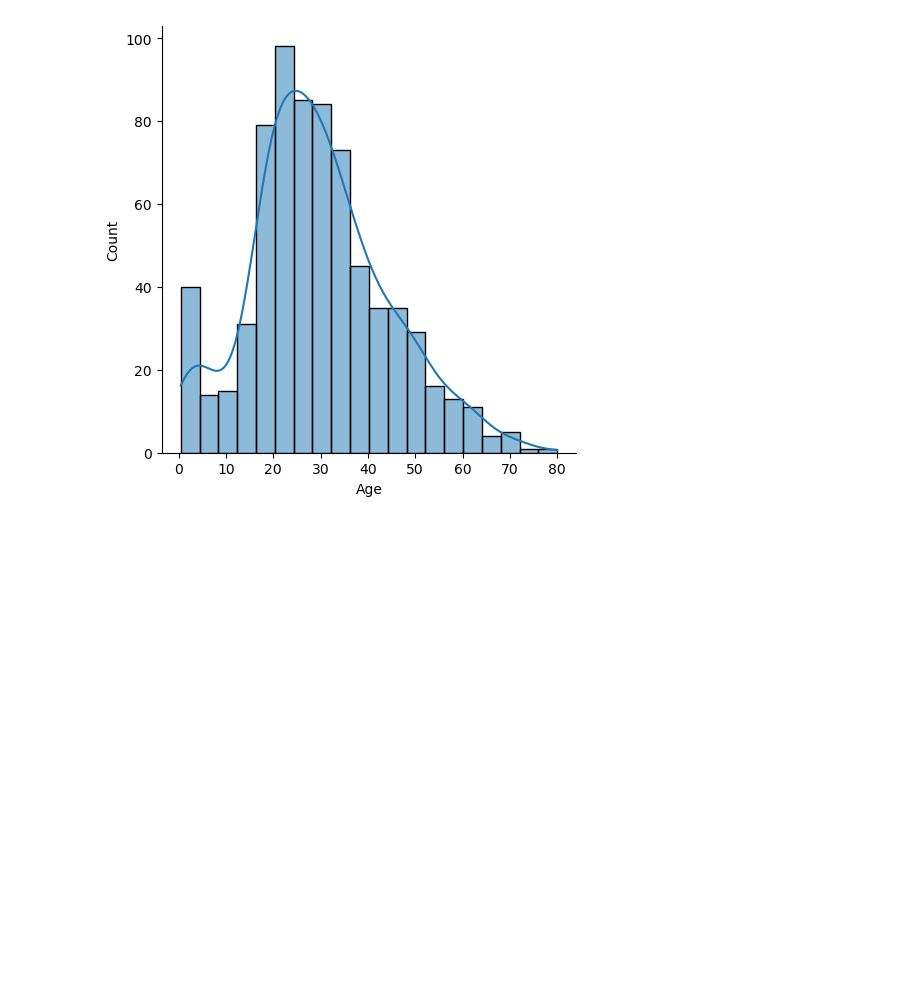
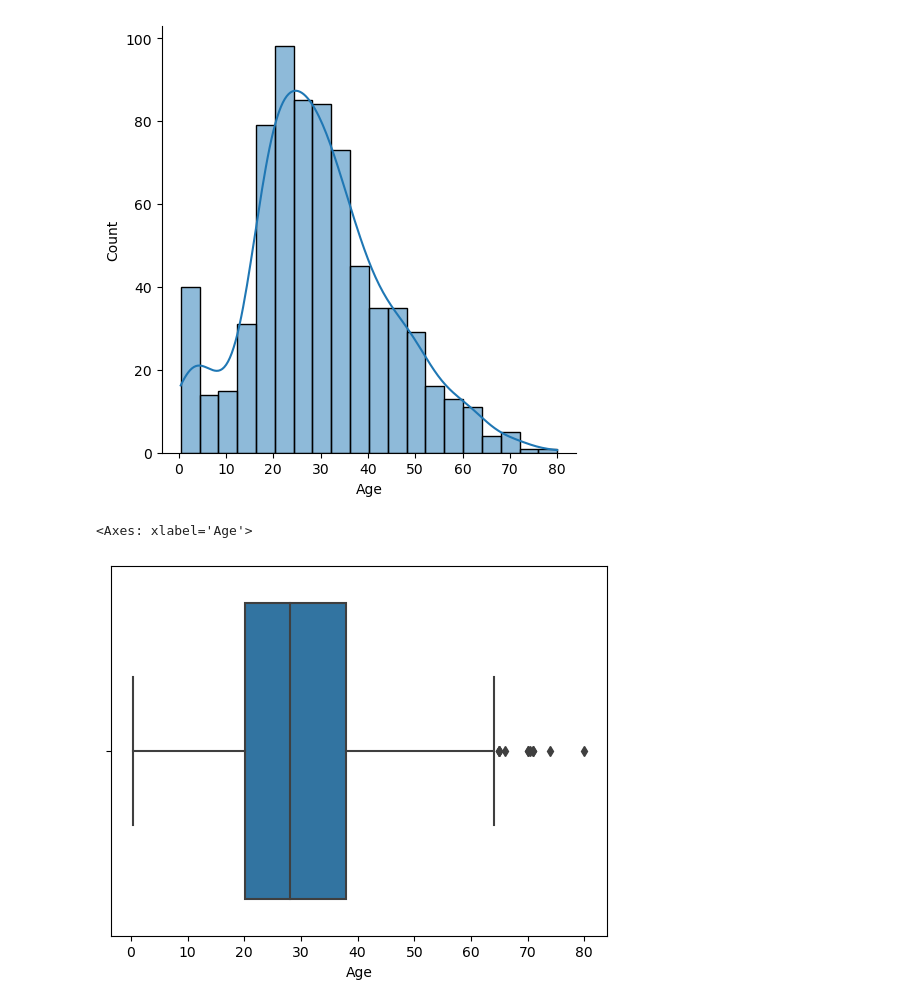
Before and after one commit to rlmrezende/Titanic, a Jupyter notebook: main.ipynb, the cells around one changed output. Cells and saved outputs as stored; diff of their text form; code cells hidden in the pictures; blank space fills up the shorter version.

```diff
--- a/main.ipynb
+++ b/main.ipynb
@@ -174,3 +174,8 @@ sns.displot(df['Age'] , kde=True)
 # %% [output]
 <seaborn.axisgrid.FacetGrid at 0x...>
 [figure]
+# %%
+sns.boxplot(data=df, x="Age")
+# %% [output]
+<Axes: xlabel='Age'>
+[figure, added]
```
